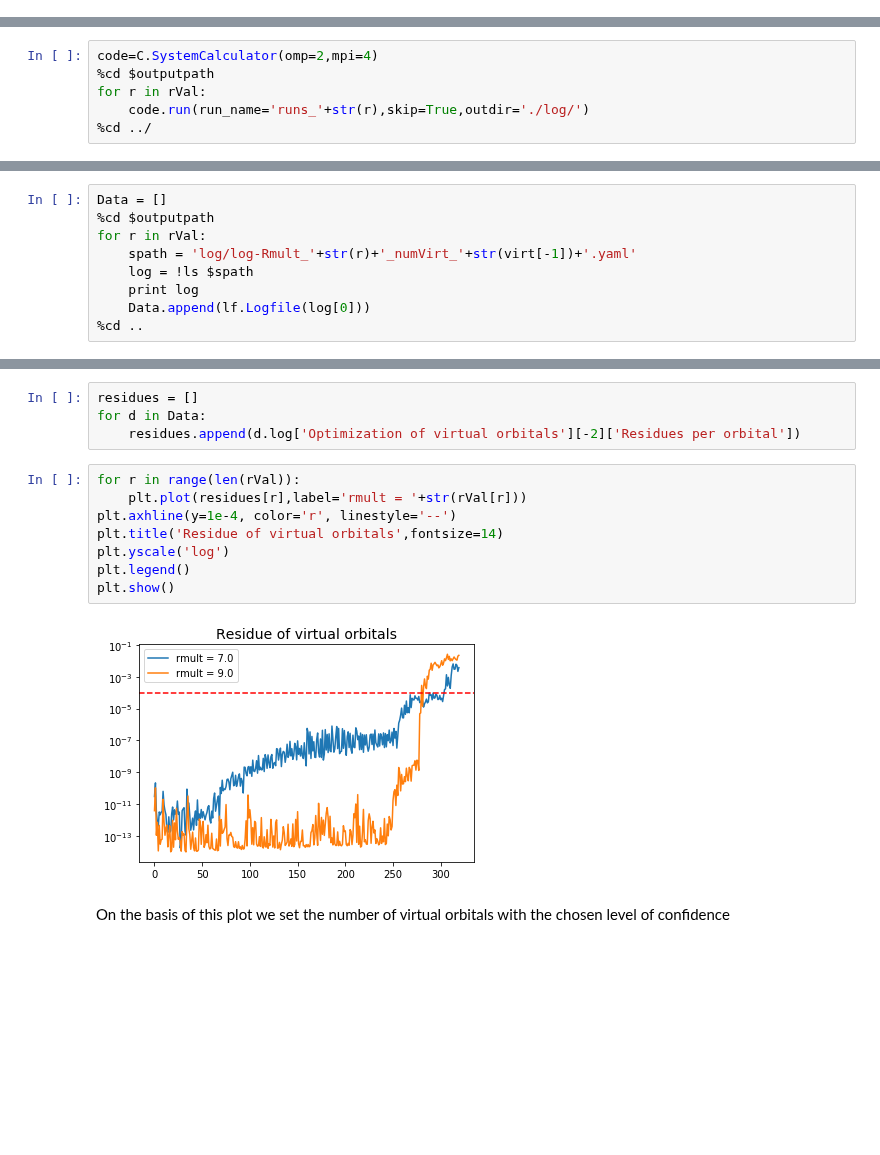
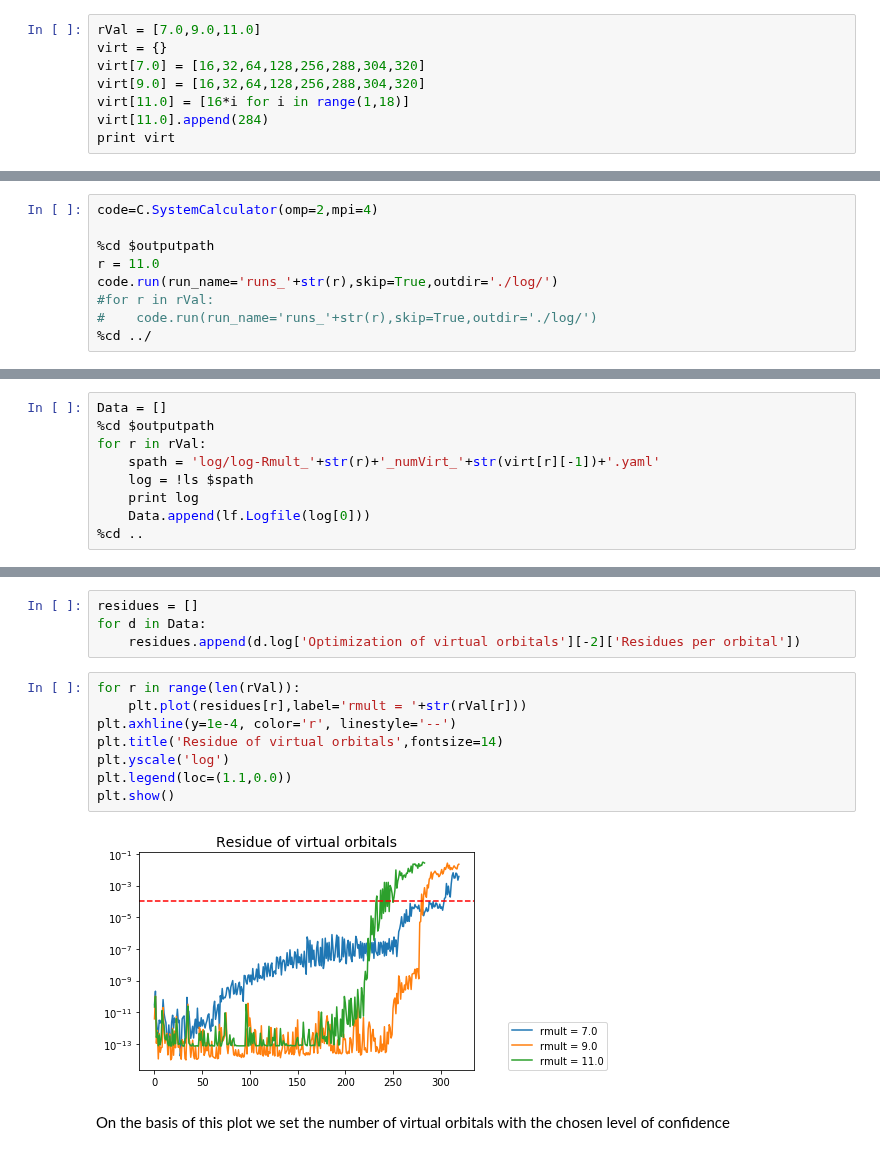
Before and after one commit to luigigenovese/KPM-nb, a Jupyter notebook: POLARIZABILITY/N2/free-bc/Virtual_Orbitals_Completeness_Relation.ipynb, the cells around one changed output, grey strips where cells are left out. Drawn from its saved outputs; the diff is of its cells as text; blank space fills up the shorter version.

```diff
--- a/POLARIZABILITY/N2/free-bc/Virtual_Orbitals_Completeness_Relation.ipynb
+++ b/POLARIZABILITY/N2/free-bc/Virtual_Orbitals_Completeness_Relation.ipynb
@@ -40,0 +35,8 @@ rVal = [7.0,9.0]
+# %%
+rVal = [7.0,9.0,11.0]
+virt = {}
+virt[7.0] = [16,32,64,128,256,288,304,320]
+virt[9.0] = [16,32,64,128,256,288,304,320]
+virt[11.0] = [16*i for i in range(1,18)]
+virt[11.0].append(284)
+print virt
@@ -62,9 +66,12 @@ for r in rVal:
 and execute the computation via the run file:
 # %%
 code=C.SystemCalculator(omp=2,mpi=4)
+
 %cd $outputpath
-for r in rVal:
-    code.run(run_name='runs_'+str(r),skip=True,outdir='./log/')
+r = 11.0
+code.run(run_name='runs_'+str(r),skip=True,outdir='./log/')
+#for r in rVal:
+#    code.run(run_name='runs_'+str(r),skip=True,outdir='./log/')
 %cd ../
 # %% [output]
 /media/DATA/RICERCA/LINEAR RESPONSE/LR-nb/POLARIZABILITY/N2/free-bc/virtual-orbitals
@@ -77,7 +83,7 @@ We read the log files associated to the highest number of virtual orbitals and o
 Data = []
 %cd $outputpath
 for r in rVal:
-    spath = 'log/log-Rmult_'+str(r)+'_numVirt_'+str(virt[-1])+'.yaml'
+    spath = 'log/log-Rmult_'+str(r)+'_numVirt_'+str(virt[r][-1])+'.yaml'
     log = !ls $spath
     print log
     Data.append(lf.Logfile(log[0]))
@@ -96,13 +104,13 @@ for d in Data:
 # %%
 for r in range(len(rVal)):
     plt.plot(residues[r],label='rmult = '+str(rVal[r]))
 plt.axhline(y=1e-4, color='r', linestyle='--')
 plt.title('Residue of virtual orbitals',fontsize=14)
 plt.yscale('log')
-plt.legend()
+plt.legend(loc=(1.1,0.0))
 plt.show()
 # %% [output]
-[figure, old version]
+[figure, new version]
 # %% [markdown]
 On the basis of this plot we set the number of virtual orbitals with the chosen level of confidence
 # %%
```
Also changed, not shown: parts of 14 cells of this notebook, 3 other files.
